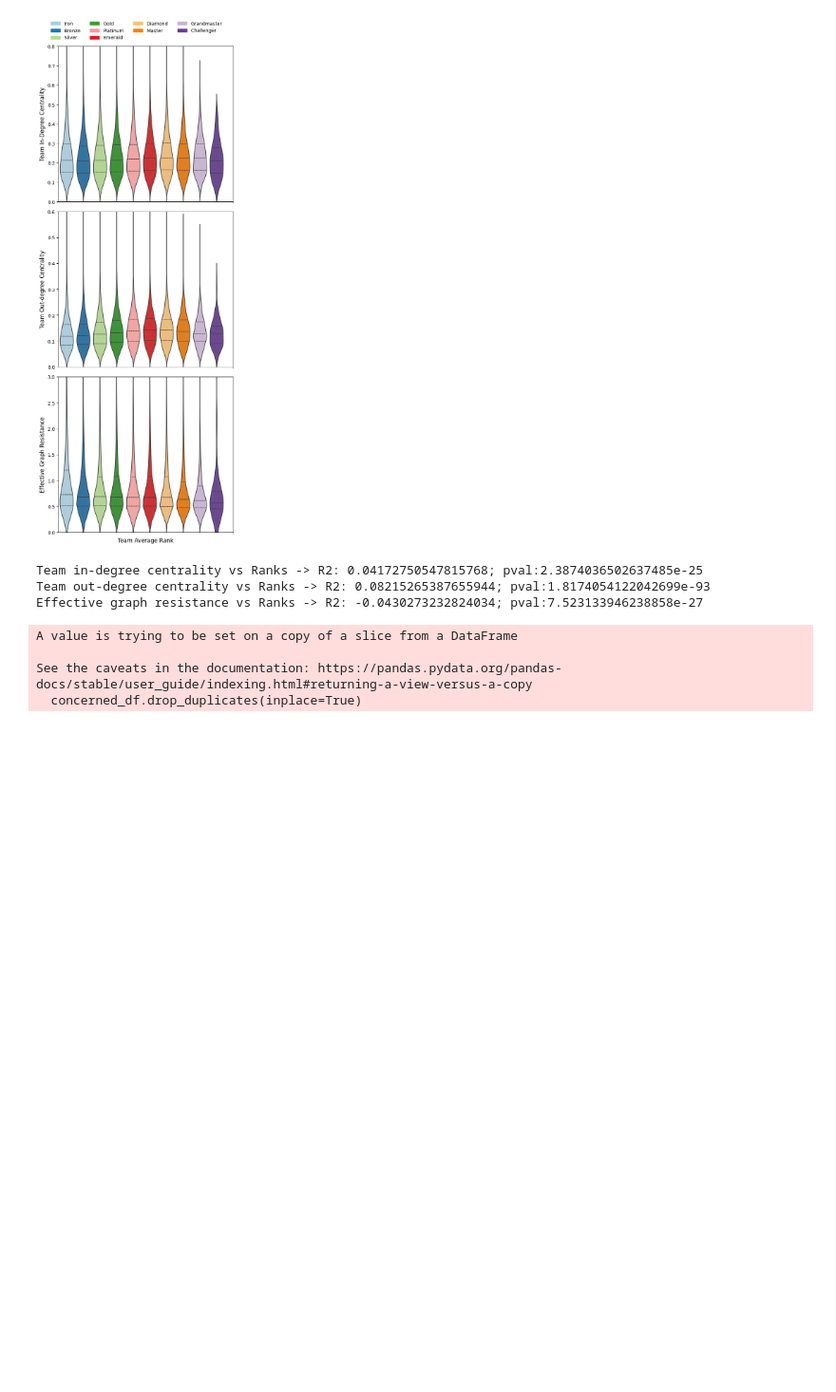
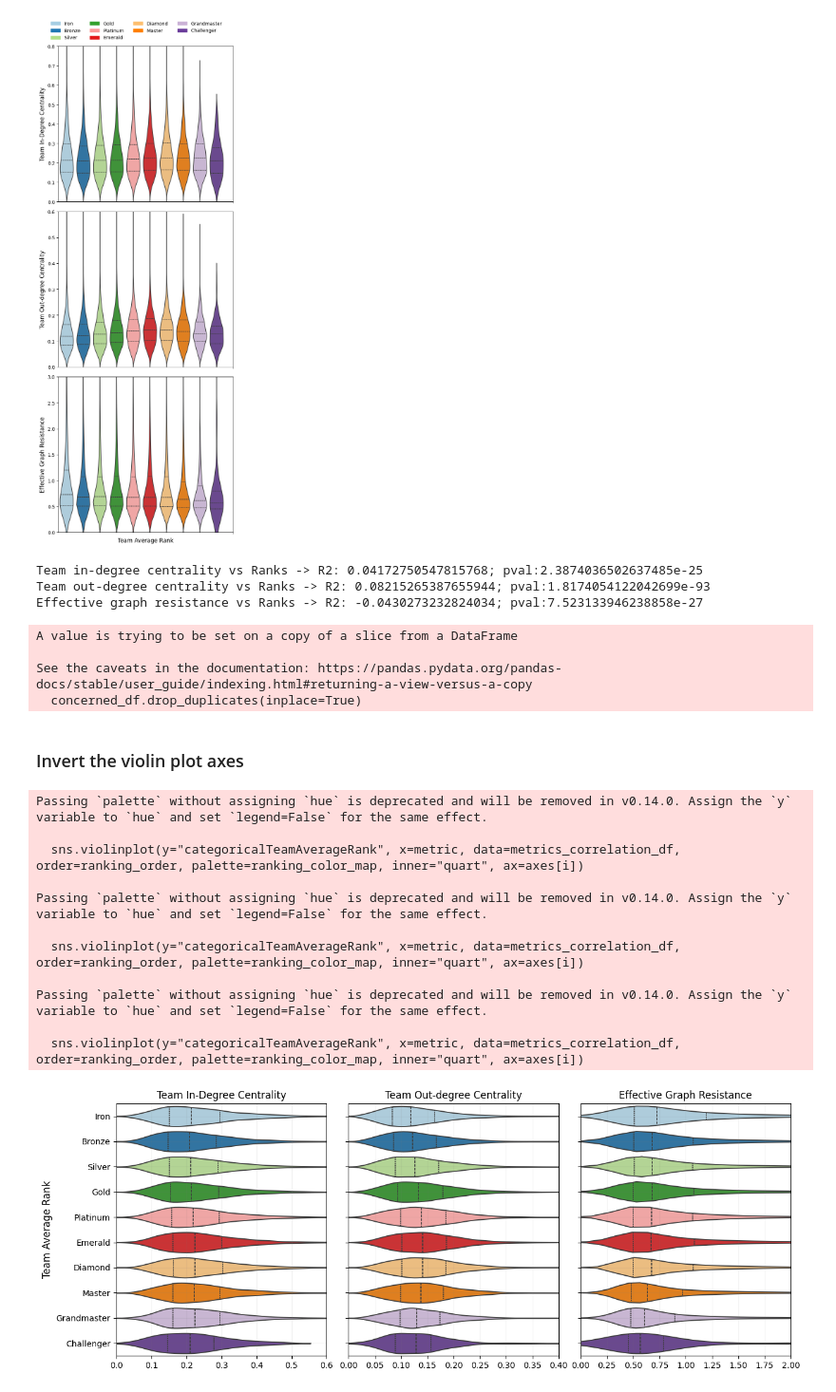
Before and after one commit to TDI-Lab/Collective-Intelligence-LoL, a Jupyter notebook: notebooks/correlationAnalysis.ipynb, the cells around one changed output. Shown: that part at 95% size. Cells and saved outputs as stored; diff of their text form; code cells hidden in the pictures; blank space fills up the shorter version.

```diff
--- a/notebooks/correlationAnalysis.ipynb
+++ b/notebooks/correlationAnalysis.ipynb
@@ -177,3 +177,61 @@ A value is trying to be set on a copy of a slice from a DataFrame
 
 See the caveats in the documentation: https://pandas.pydata.org/pandas-docs/stable/user_guide/indexing.html#returning-a-view-versus-a-copy
   concerned_df.drop_duplicates(inplace=True)
+# %% [markdown]
+### Invert the violin plot axes
+# %%
+import seaborn as sns
+import matplotlib.pyplot as plt
+import matplotlib.patches as mpatches
+
+# Assuming your dataframe is named 'df'
+metrics = ['teamIndegreeCentrality', 'teamOutdegreeCentrality', 'resistance']
+
+ranking_order = ['Iron', 'Bronze', 'Silver', 'Gold', 'Platinum', 'Emerald', 'Diamond', 'Master', 'Grandmaster', 'Challenger']
+
+ranking_color_map = {'Iron': '#a6cee3',
+                     'Bronze': '#1f78b4',
+                     'Silver': '#b2df8a',
+                     'Gold': '#33a02c',
+                     'Platinum': '#fb9a99',
+                     'Emerald': '#e31a1c',
+                     'Diamond': '#fdbf6f',
+                     'Master': '#ff7f00',
+                     'Grandmaster': '#cab2d6',
+                     'Challenger': '#6a3d9a'
+                    }
+
+metric_labels_map = {'teamIndegreeCentrality': 'Team In-Degree Centrality', 'teamOutdegreeCentrality': 'Team Out-degree Centrality', 'resistance': 'Effective Graph Resistance'}
+
+fig, axes = plt.subplots(1, 3, figsize=(13, 5), sharey=True)
+
+for i, metric in enumerate(metrics):
+    sns.violinplot(y="categoricalTeamAverageRank", x=metric, data=metrics_correlation_df, order=ranking_order, palette=ranking_color_map, inner="quart", ax=axes[i])
+    axes[i].set_ylabel("Team Average Rank", fontsize=12)
+    axes[i].set_title(f"{metric_labels_map[metric]}", fontsize=12)
+    axes[i].set_xlabel('')
+    axes[i].grid(alpha=0.1, axis='both', color='gray')
+
+# handles = [mpatches.Patch(color=ranking_color_map[rank], label=rank) for rank in ranking_order]
+# handles, labels = axes[0].get_legend_handles_labels()
+# fig.legend(handles, ranking_order, loc="lower center", bbox_to_anchor=(0.5, 0.99), ncols=10, frameon=False)
+
+axes[0].set_xlim(0, 0.6)
+axes[1].set_xlim(0, 0.4)
+axes[2].set_xlim(0, 2)
+
+plt.tight_layout()
+plt.show()
+# %% [output]
+Passing `palette` without assigning `hue` is deprecated and will be removed in v0.14.0. Assign the `y` variable to `hue` and set `legend=False` for the same effect.
+
+  sns.violinplot(y="categoricalTeamAverageRank", x=metric, data=metrics_correlation_df, order=ranking_order, palette=ranking_color_map, inner="quart", ax=axes[i])
+
+Passing `palette` without assigning `hue` is deprecated and will be removed in v0.14.0. Assign the `y` variable to `hue` and set `legend=False` for the same effect.
+
+  sns.violinplot(y="categoricalTeamAverageRank", x=metric, data=metrics_correlation_df, order=ranking_order, palette=ranking_color_map, inner="quart", ax=axes[i])
+
+Passing `palette` without assigning `hue` is deprecated and will be removed in v0.14.0. Assign the `y` variable to `hue` and set `legend=False` for the same effect.
+
+  sns.violinplot(y="categoricalTeamAverageRank", x=metric, data=metrics_correlation_df, order=ranking_order, palette=ranking_color_map, inner="quart", ax=axes[i])
+[figure, added]
```
Also changed, not shown: parts of 7 cells of this notebook.
